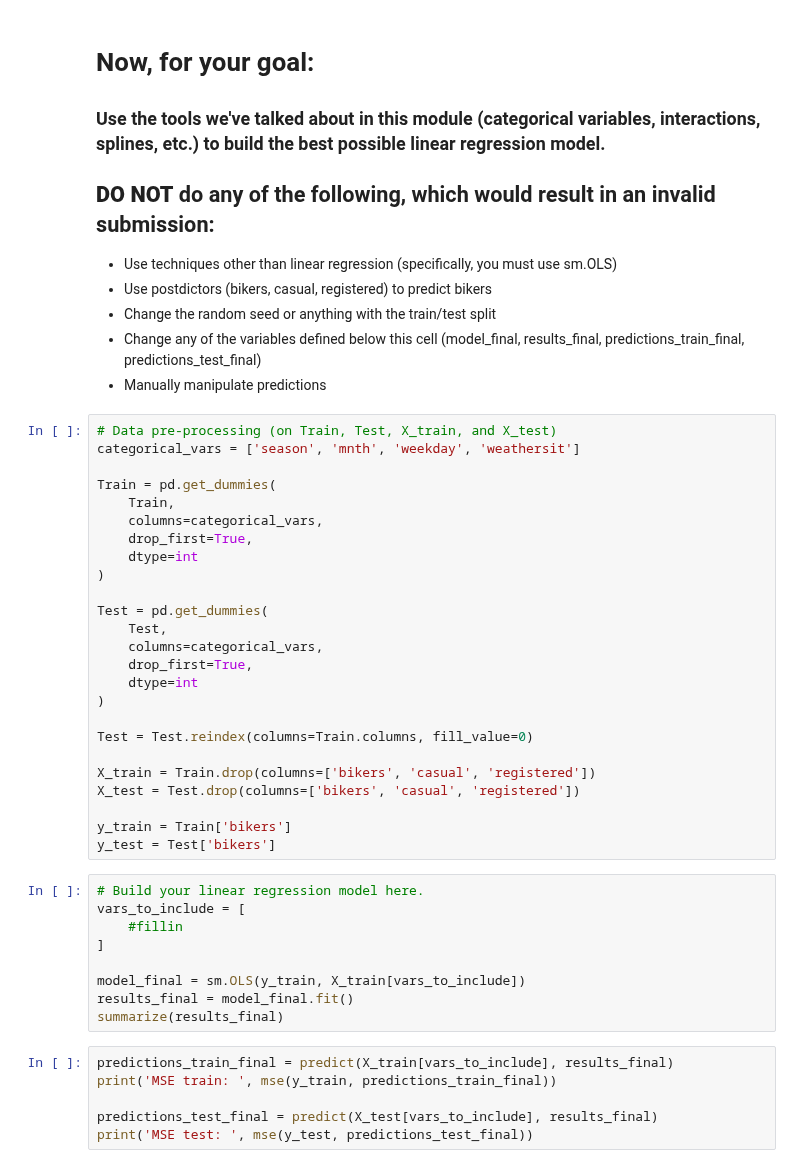
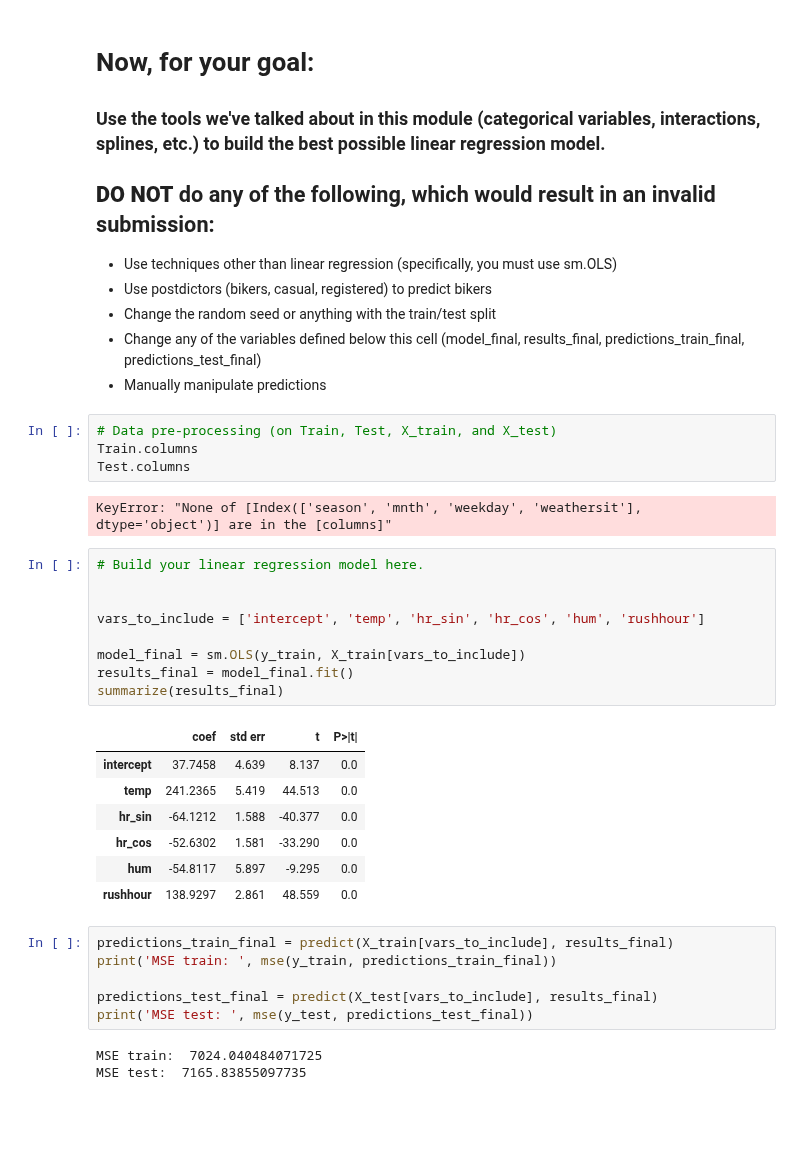
Before and after one commit to Importantpigs/code_2600, a Jupyter notebook: mod05_nonlinear.ipynb, the cells around one changed output. Saved outputs shown, nothing was run; the diff lists cells and outputs as text; blank space fills up the shorter version.

Commit message:
first runthrough

```diff
--- a/mod05_nonlinear.ipynb
+++ b/mod05_nonlinear.ipynb
@@ -305,44 +305,36 @@ plot_avg_actual_vs_predicted_by_feature(X=X_train,
 - Manually manipulate predictions
 # %%
 # Data pre-processing (on Train, Test, X_train, and X_test)
-categorical_vars = ['season', 'mnth', 'weekday', 'weathersit']
-
-Train = pd.get_dummies(
-    Train,
-    columns=categorical_vars,
-    drop_first=True,
-    dtype=int
-)
-
-Test = pd.get_dummies(
-    Test,
-    columns=categorical_vars,
-    drop_first=True,
-    dtype=int
-)
-
-Test = Test.reindex(columns=Train.columns, fill_value=0)
-
-X_train = Train.drop(columns=['bikers', 'casual', 'registered'])
-X_test = Test.drop(columns=['bikers', 'casual', 'registered'])
-
-y_train = Train['bikers']
-y_test = Test['bikers']
+Train.columns
+Test.columns
+# %% [output]
+KeyError: "None of [Index(['season', 'mnth', 'weekday', 'weathersit'], dtype='object')] are in the [columns]"
 # %%
 # Build your linear regression model here.
-vars_to_include = [
-    #fillin
-]
+
+
+vars_to_include = ['intercept', 'temp', 'hr_sin', 'hr_cos', 'hum', 'rushhour']
 
 model_final = sm.OLS(y_train, X_train[vars_to_include])
 results_final = model_final.fit()
 summarize(results_final)
+# %% [output]
+|  | coef | std err | t | P>|t| |
+| intercept | 37.7458 | 4.639 | 8.137 | 0.0 |
+| temp | 241.2365 | 5.419 | 44.513 | 0.0 |
+| hr_sin | -64.1212 | 1.588 | -40.377 | 0.0 |
+| hr_cos | -52.6302 | 1.581 | -33.290 | 0.0 |
+| hum | -54.8117 | 5.897 | -9.295 | 0.0 |
+| rushhour | 138.9297 | 2.861 | 48.559 | 0.0 |
 # %%
 predictions_train_final = predict(X_train[vars_to_include], results_final)
 print('MSE train: ', mse(y_train, predictions_train_final))
 
 predictions_test_final = predict(X_test[vars_to_include], results_final)
 print('MSE test: ', mse(y_test, predictions_test_final))
+# %% [output]
+MSE train:  7024.040484071725
+MSE test:  7165.83855097735
 # %%
 plot_avg_actual_vs_predicted_by_feature(X=X_train,
                                         y=y_train,
```
Also changed, not shown: parts of 1 cell of this notebook.
